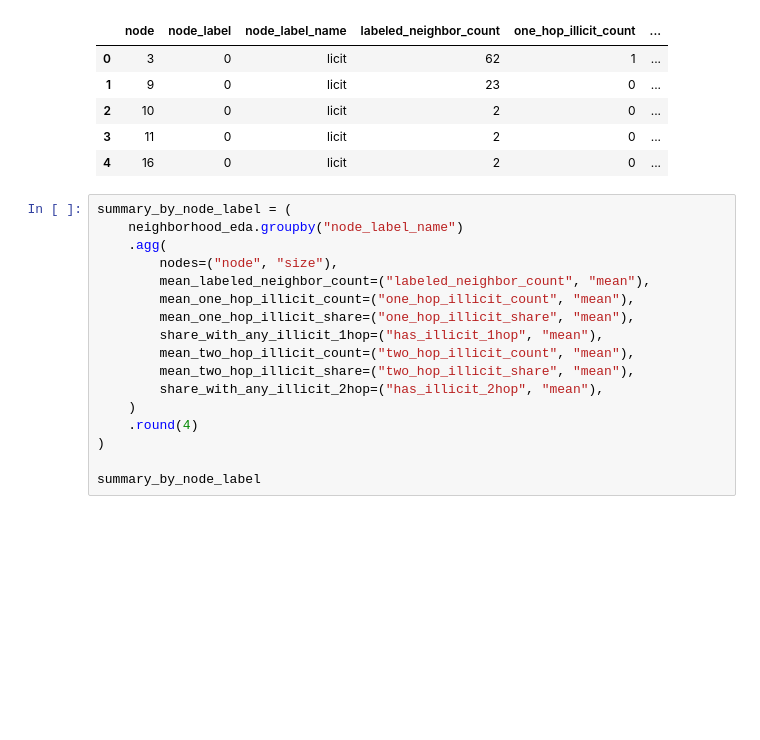
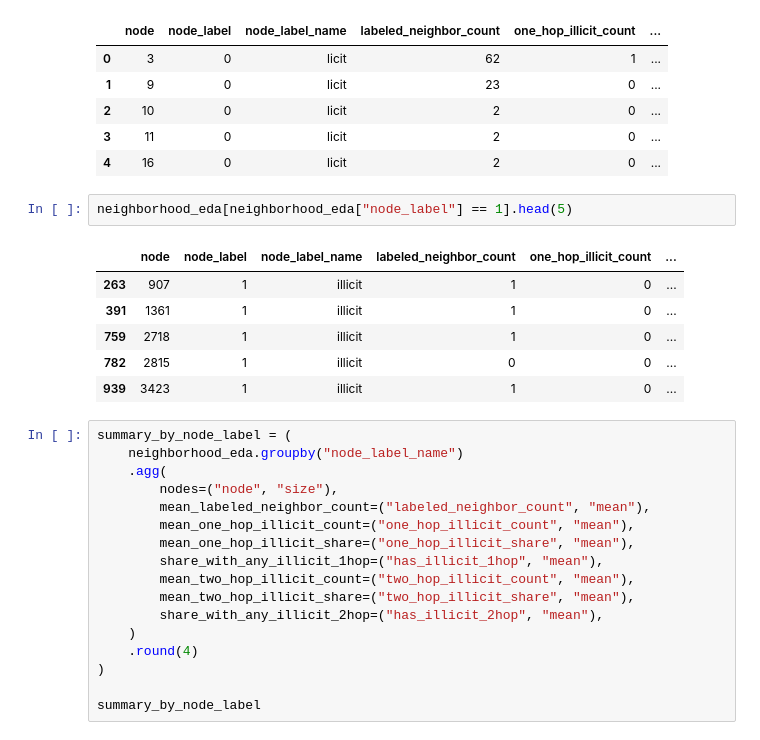
Before and after one commit to Sanchayan-Bhowal/BitcoinTransactionClassification, a Jupyter notebook: script/eda.ipynb, the cells around one changed output. Drawn from its saved outputs; the diff is of its cells as text; blank space fills up the shorter version.

```diff
--- a/script/eda.ipynb
+++ b/script/eda.ipynb
@@ -123,6 +129,15 @@ neighborhood_eda.head(5)
 | 2 | 10 | 0 | licit | 2 | 0 | ... |
 | 3 | 11 | 0 | licit | 2 | 0 | ... |
 | 4 | 16 | 0 | licit | 2 | 0 | ... |
+# %%
+neighborhood_eda[neighborhood_eda["node_label"] == 1].head(5)
+# %% [output]
+|  | node | node_label | node_label_name | labeled_neighbor_count | one_hop_illicit_count | ... |
+| 263 | 907 | 1 | illicit | 1 | 0 | ... |
+| 391 | 1361 | 1 | illicit | 1 | 0 | ... |
+| 759 | 2718 | 1 | illicit | 1 | 0 | ... |
+| 782 | 2815 | 1 | illicit | 0 | 0 | ... |
+| 939 | 3423 | 1 | illicit | 1 | 0 | ... |
 # %%
 summary_by_node_label = (
     neighborhood_eda.groupby("node_label_name")
```
Also changed, not shown: parts of 6 cells of this notebook, 4 other files.
